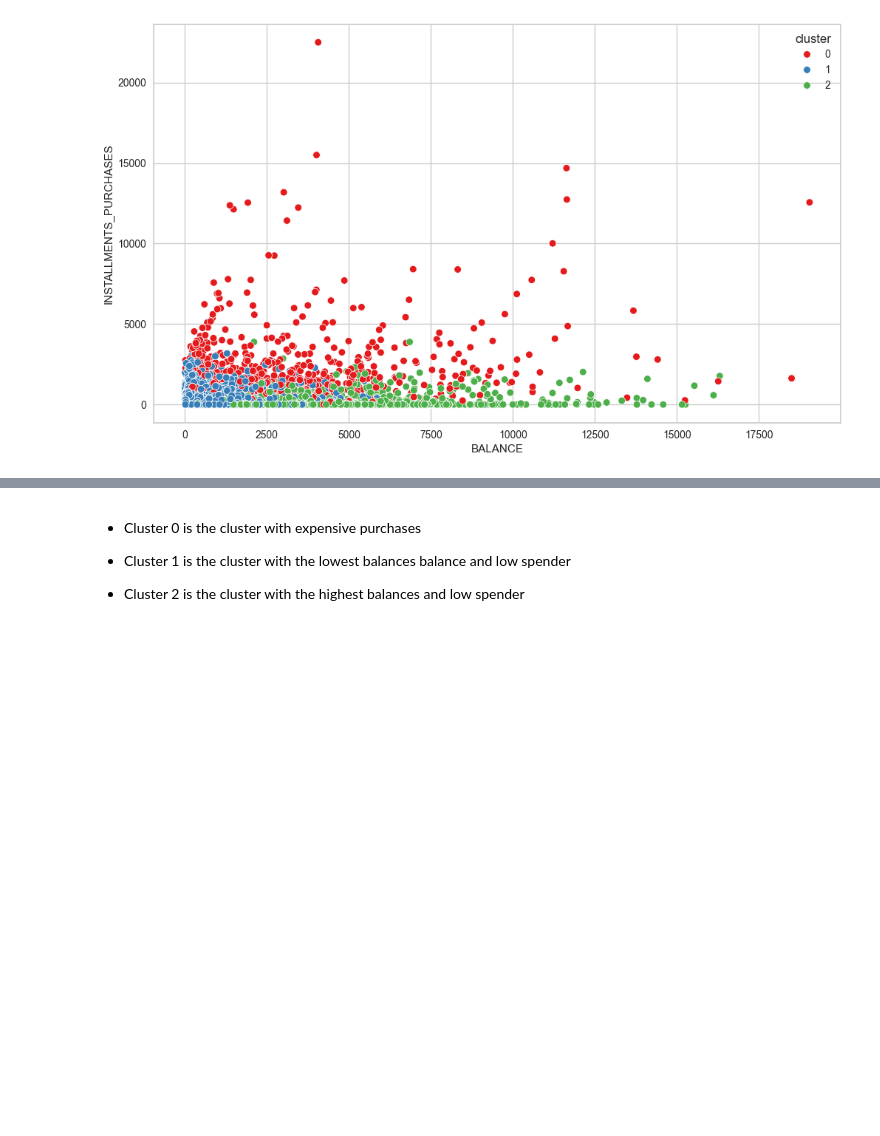
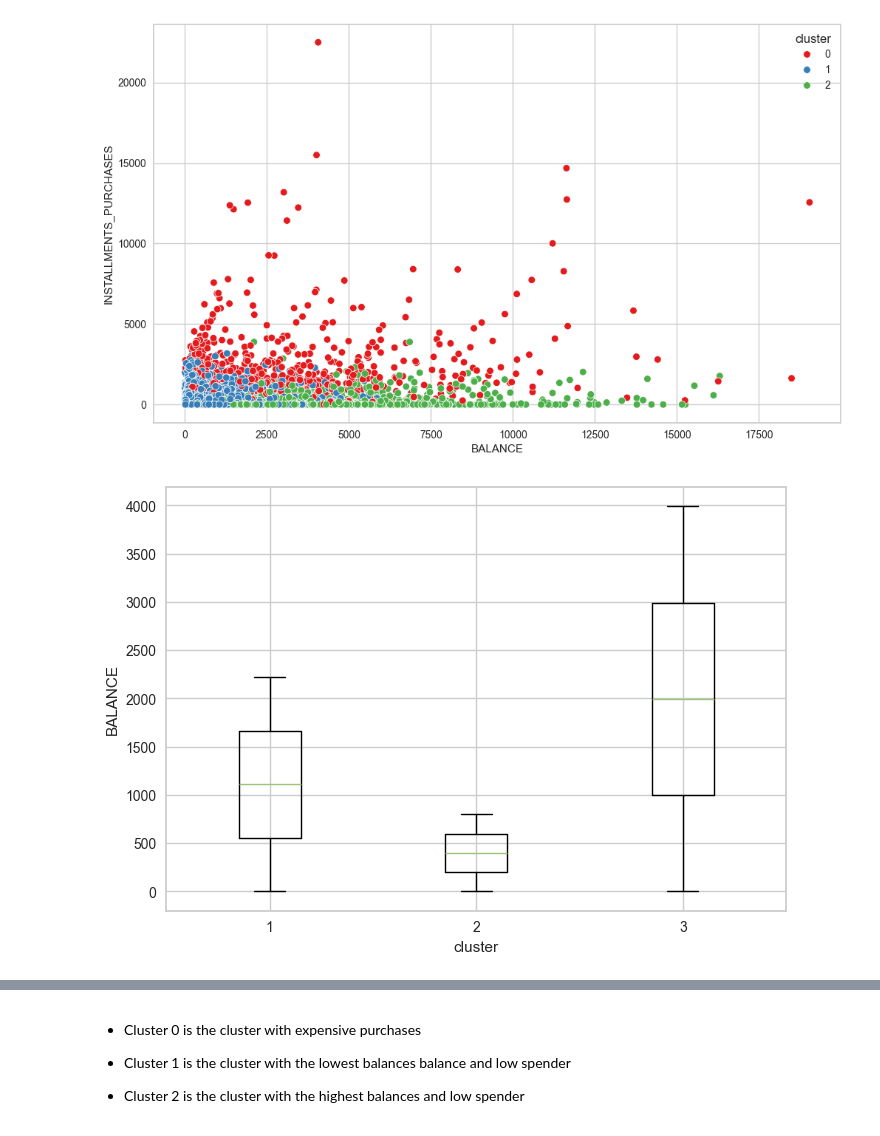
Before and after one commit to Foxeeeee/final-project-IV, a Jupyter notebook: PYTN_KampusMerdeka_fp4_Muhamad Hafidz Sohibul Fazri.ipynb, the cells around one changed output, grey strips where cells are left out. Cells and saved outputs as stored; diff of their text form; code cells hidden in the pictures; blank space fills up the shorter version.

```diff
--- a/PYTN_KampusMerdeka_fp4_Muhamad Hafidz Sohibul Fazri.ipynb
+++ b/PYTN_KampusMerdeka_fp4_Muhamad Hafidz Sohibul Fazri.ipynb
@@ -465,3 +465,12 @@ sns.scatterplot(data=cc_df, x='BALANCE', y='INSTALLMENTS_PURCHASES', hue='cluste
 plt.show()
 # %% [output]
 [figure]
+# %%
+mean_balance = cc_df.groupby('cluster')['BALANCE'].mean().reset_index().transpose()
+
+plt.boxplot(mean_balance)
+plt.xlabel('cluster')
+plt.ylabel('BALANCE')
+plt.show()
+# %% [output]
+[figure, added]
```
Also changed, not shown: parts of 4 cells of this notebook.
